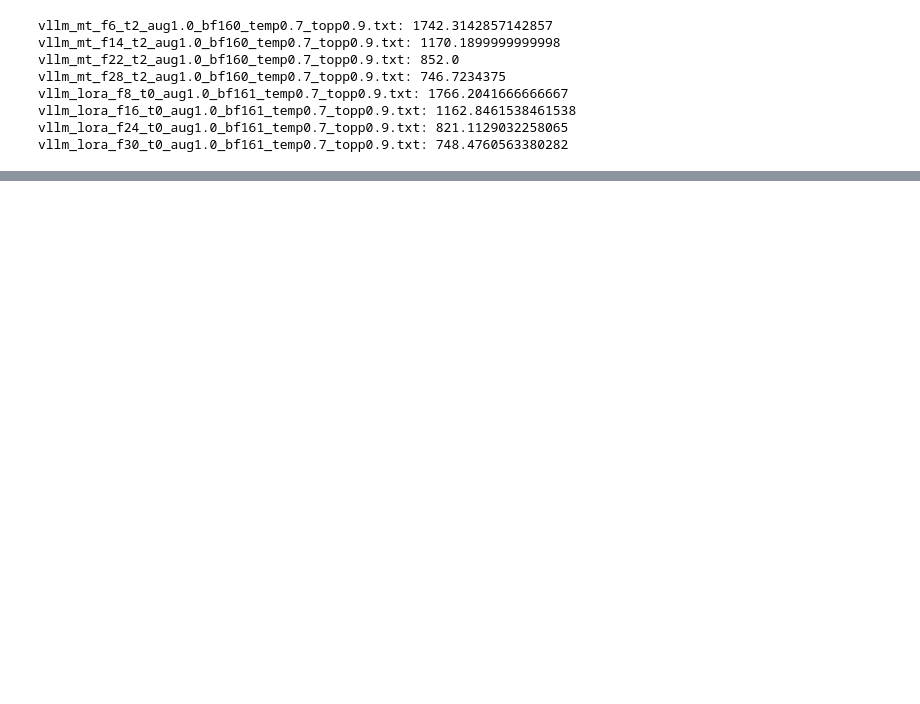
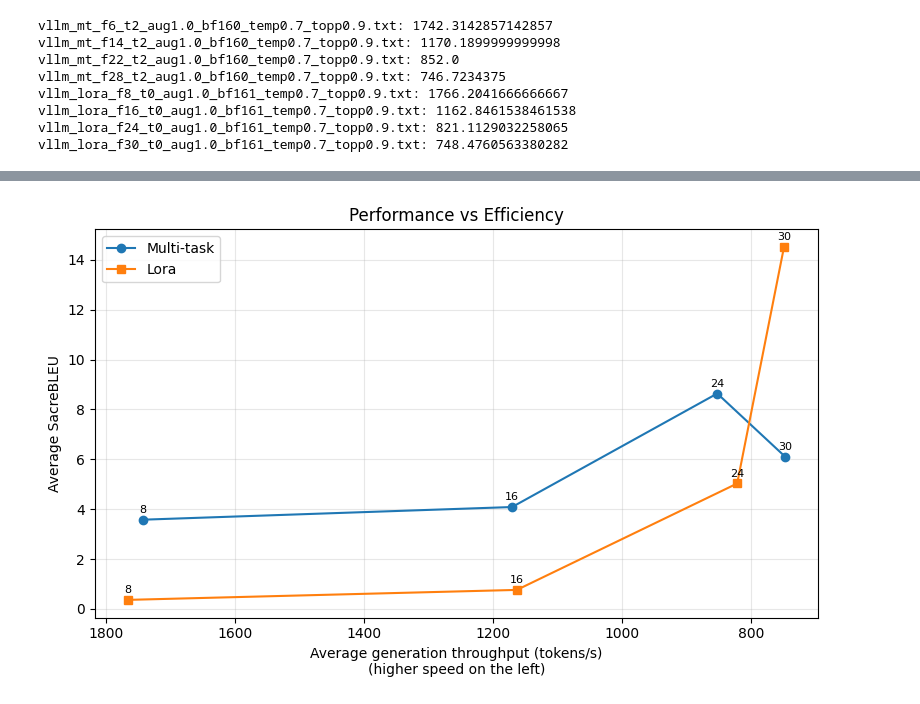
Before and after one commit to leobitz/en-es, a Jupyter notebook: process-results.ipynb, the cells around one changed output, grey strips where cells are left out. Saved outputs shown, nothing was run; the diff lists cells and outputs as text; code cells hidden in the pictures; blank space fills up the shorter version.

```diff
--- a/process-results.ipynb
+++ b/process-results.ipynb
@@ -30,0 +151,32 @@ vllm_lora_f30_t0_aug1.0_bf161_temp0.7_topp0.9.txt: 748.4760563380282
+# %%
+plt.figure(figsize=(8, 5))
+
+styles = {"multi-task": {"color": "tab:blue", "marker": "o"},
+          "lora": {"color": "tab:orange", "marker": "s"}}
+
+for method, style in styles.items():
+    layers = sorted(results[method])
+    throughputs, averages_plot, layer_labels = [], [], []
+    for layer in layers:
+        if layer not in speed[method]:
+            continue
+        throughputs.append(speed[method][layer])
+        averages_plot.append(results[method][layer]["average"])
+        layer_labels.append(layer)
+
+    plt.plot(throughputs, averages_plot, label=method.capitalize(),
+             marker=style["marker"], color=style["color"])
+    for t, s, layer in zip(throughputs, averages_plot, layer_labels):
+        plt.annotate(f"{layer}", (t, s), textcoords="offset points",
+                     xytext=(0, 5), ha="center", fontsize=8)
+
+plt.gca().invert_xaxis()
+plt.title("Performance vs Efficiency")
+plt.xlabel("Average generation throughput (tokens/s)\n(higher speed on the left)")
+plt.ylabel("Average SacreBLEU")
+plt.grid(alpha=0.3)
+plt.legend()
+plt.tight_layout()
+plt.show()
+# %% [output]
+[figure, added]
```
Also changed, not shown: parts of 13 cells of this notebook, 4 other files.
